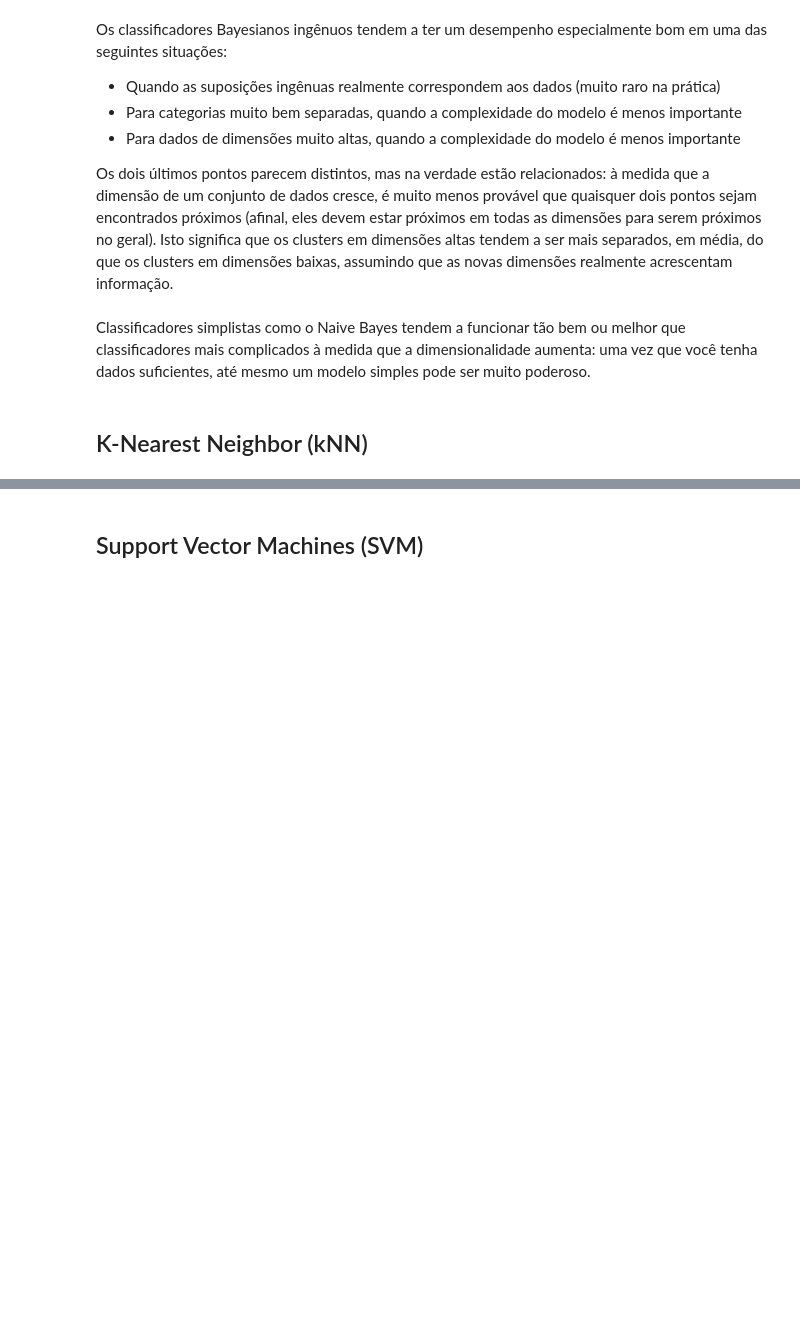
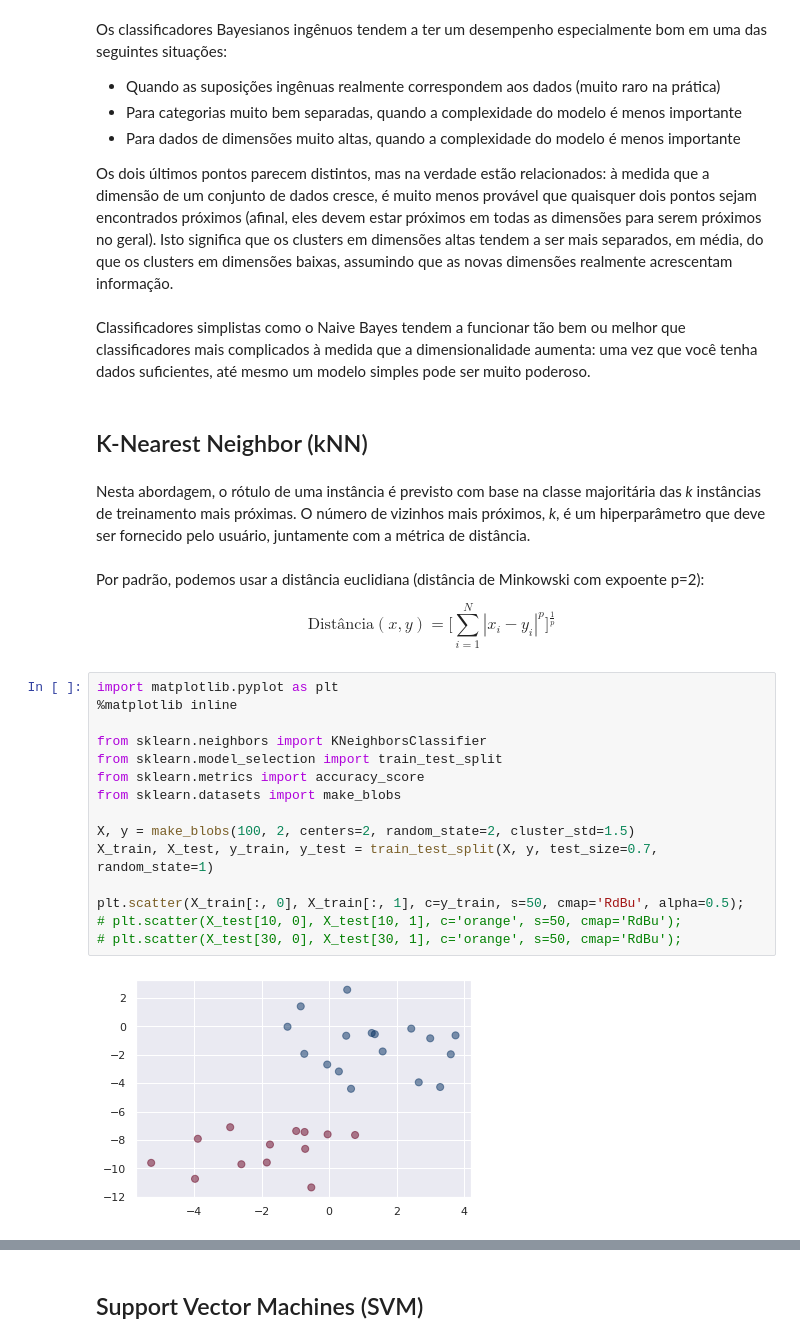
Before and after one commit to paulotguerra/QXD0178, a Jupyter notebook: 02.01-Mineracao-de-Dados-Classificacao.ipynb, the cells around one changed output, grey strips where cells are left out. Cells and saved outputs as stored; diff of their text form; blank space fills up the shorter version.

```diff
--- a/02.01-Mineracao-de-Dados-Classificacao.ipynb
+++ b/02.01-Mineracao-de-Dados-Classificacao.ipynb
@@ -228,3 +224,28 @@ Os dois últimos pontos parecem distintos, mas na verdade estão relacionados:
 Classificadores simplistas como o Naive Bayes tendem a funcionar tão bem ou melhor que classificadores mais complicados à medida que a dimensionalidade aumenta: uma vez que você tenha dados suficientes, até mesmo um modelo simples pode ser muito poderoso.
 # %% [markdown]
 ## K-Nearest Neighbor (kNN)
+# %% [markdown]
+Nesta abordagem, o rótulo de uma instância é previsto com base na classe majoritária das *k* instâncias de treinamento mais próximas. O número de vizinhos mais próximos, *k*, é um hiperparâmetro que deve ser fornecido pelo usuário, juntamente com a métrica de distância.
+# %% [markdown]
+Por padrão, podemos usar a distância euclidiana (distância de Minkowski com expoente p=2):
+
+\begin{equation*}
+\textrm{Distância}(x,y) = \bigg[\sum_{i=1}^N |x_i-y_i|^p \bigg]^{\frac{1}{p}}
+\end{equation*}
+# %%
+import matplotlib.pyplot as plt
+%matplotlib inline
+
+from sklearn.neighbors import KNeighborsClassifier
+from sklearn.model_selection import train_test_split
+from sklearn.metrics import accuracy_score
+from sklearn.datasets import make_blobs
+
+X, y = make_blobs(100, 2, centers=2, random_state=2, cluster_std=1.5)
+X_train, X_test, y_train, y_test = train_test_split(X, y, test_size=0.7, random_state=1)
+
+plt.scatter(X_train[:, 0], X_train[:, 1], c=y_train, s=50, cmap='RdBu', alpha=0.5);
+# plt.scatter(X_test[10, 0], X_test[10, 1], c='orange', s=50, cmap='RdBu');
+# plt.scatter(X_test[30, 0], X_test[30, 1], c='orange', s=50, cmap='RdBu');
+# %% [output]
+[figure, added]
```
Also changed, not shown: parts of 79 cells of this notebook.
